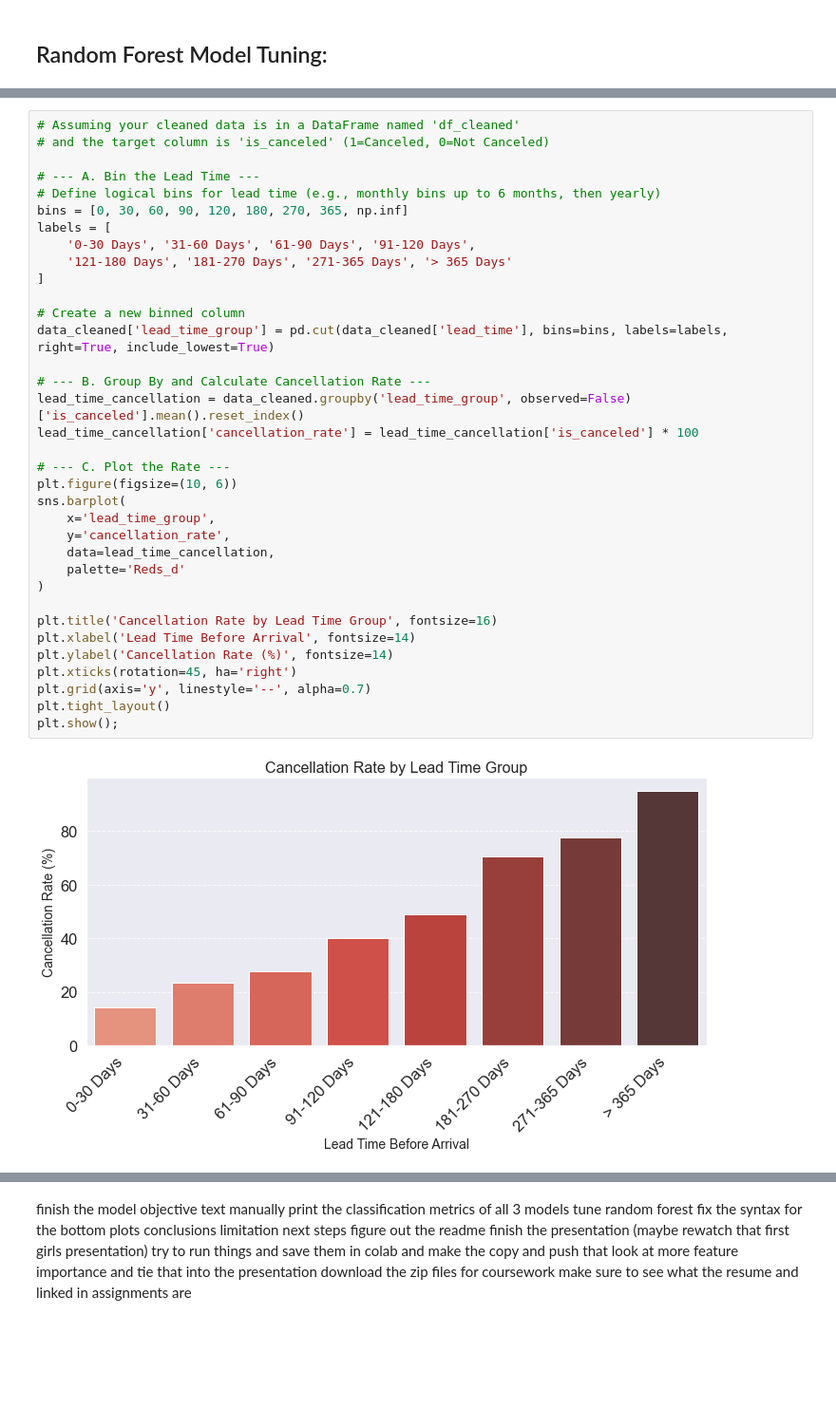
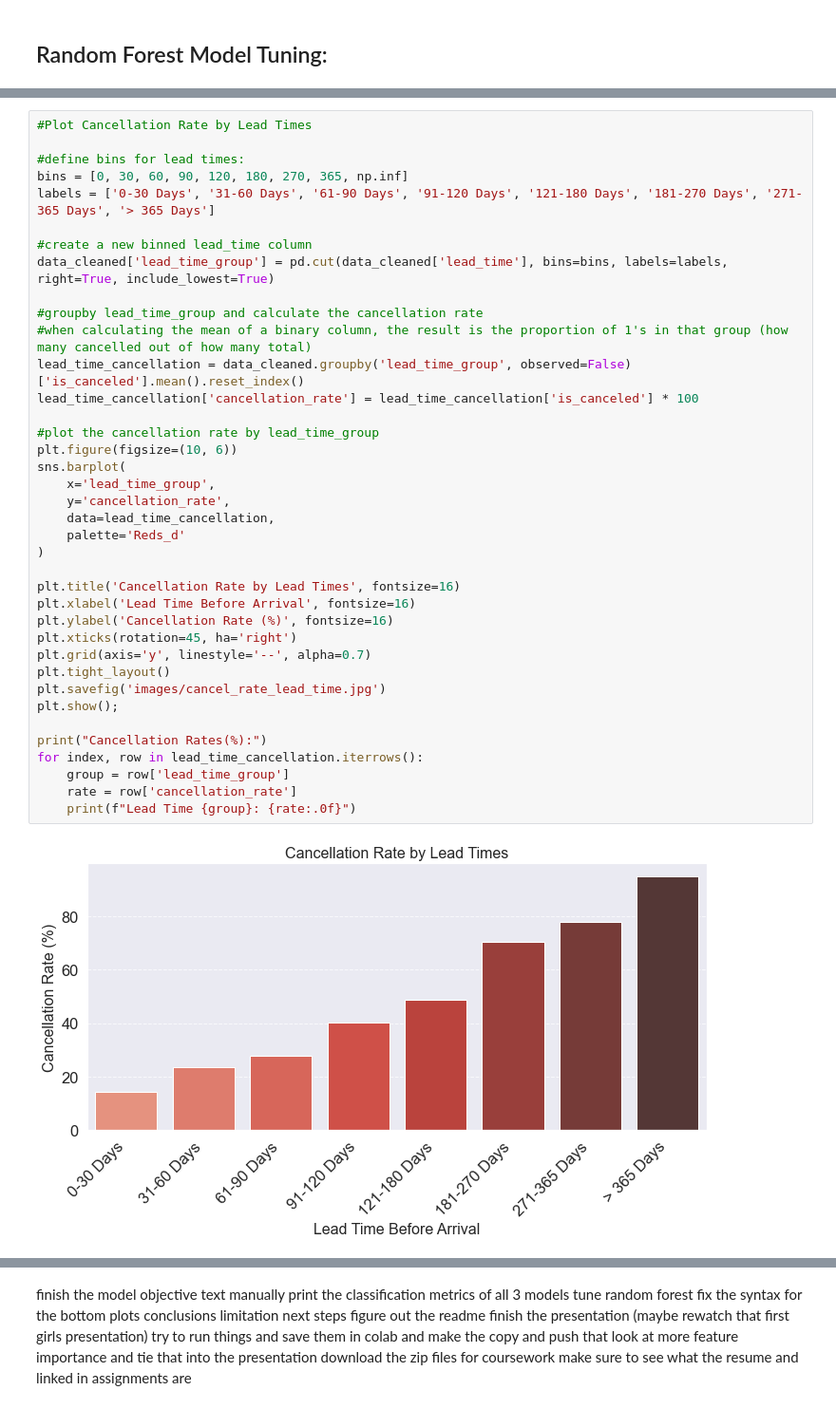
Before and after one commit to morgannash1/hotel_reservations, a Jupyter notebook: notebook.ipynb, the cells around one changed output, grey strips where cells are left out. Shown at 95% size. Drawn from its saved outputs; the diff is of its cells as text; blank space fills up the shorter version.

Commit message:
notebook&images: adjusted plots, save new

```diff
--- a/notebook.ipynb
+++ b/notebook.ipynb
@@ -1015,37 +1025,40 @@ Gradient Boosting                69.91%                75.00%
 # %%
-# Assuming your cleaned data is in a DataFrame named 'df_cleaned'
-# and the target column is 'is_canceled' (1=Canceled, 0=Not Canceled)
+#Plot Cancellation Rate by Lead Times
 
-# --- A. Bin the Lead Time ---
-# Define logical bins for lead time (e.g., monthly bins up to 6 months, then yearly)
+#define bins for lead times:
 bins = [0, 30, 60, 90, 120, 180, 270, 365, np.inf]
-labels = [
-    '0-30 Days', '31-60 Days', '61-90 Days', '91-120 Days',
-    '121-180 Days', '181-270 Days', '271-365 Days', '> 365 Days'
-]
+labels = ['0-30 Days', '31-60 Days', '61-90 Days', '91-120 Days', '121-180 Days', '181-270 Days', '271-365 Days', '> 365 Days']
 
-# Create a new binned column
+#create a new binned lead_time column
 data_cleaned['lead_time_group'] = pd.cut(data_cleaned['lead_time'], bins=bins, labels=labels, right=True, include_lowest=True)
 
-# --- B. Group By and Calculate Cancellation Rate ---
+#groupby lead_time_group and calculate the cancellation rate
+#when calculating the mean of a binary column, the result is the proportion of 1's in that group (how many cancelled out of how many total)
 lead_time_cancellation = data_cleaned.groupby('lead_time_group', observed=False)['is_canceled'].mean().reset_index()
 lead_time_cancellation['cancellation_rate'] = lead_time_cancellation['is_canceled'] * 100
 
-# --- C. Plot the Rate ---
+#plot the cancellation rate by lead_time_group
 plt.figure(figsize=(10, 6))
 sns.barplot(
     x='lead_time_group',
     y='cancellation_rate',
     data=lead_time_cancellation,
     palette='Reds_d'
 )
 
-plt.title('Cancellation Rate by Lead Time Group', fontsize=16)
-plt.xlabel('Lead Time Before Arrival', fontsize=14)
-plt.ylabel('Cancellation Rate (%)', fontsize=14)
+plt.title('Cancellation Rate by Lead Times', fontsize=16)
+plt.xlabel('Lead Time Before Arrival', fontsize=16)
+plt.ylabel('Cancellation Rate (%)', fontsize=16)
 plt.xticks(rotation=45, ha='right')
 plt.grid(axis='y', linestyle='--', alpha=0.7)
 plt.tight_layout()
+plt.savefig('images/cancel_rate_lead_time.jpg')
 plt.show();
+
+print("Cancellation Rates(%):")
+for index, row in lead_time_cancellation.iterrows():
+    group = row['lead_time_group']
+    rate = row['cancellation_rate']
+    print(f"Lead Time {group}: {rate:.0f}")
 # %% [output]
-[figure, old version]
+[figure, new version]
```
Also changed, not shown: parts of 17 cells of this notebook, 2 other files.
